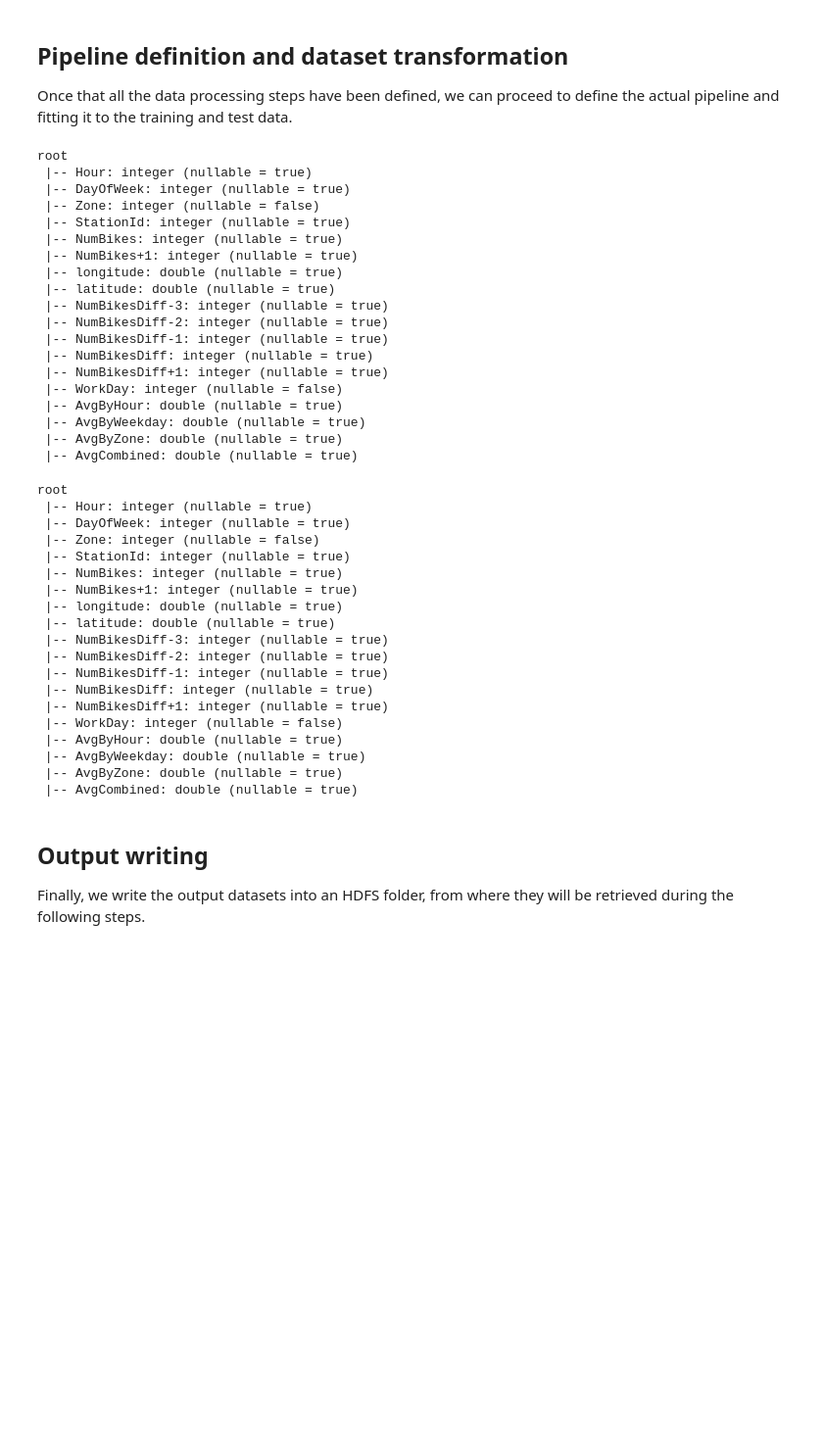
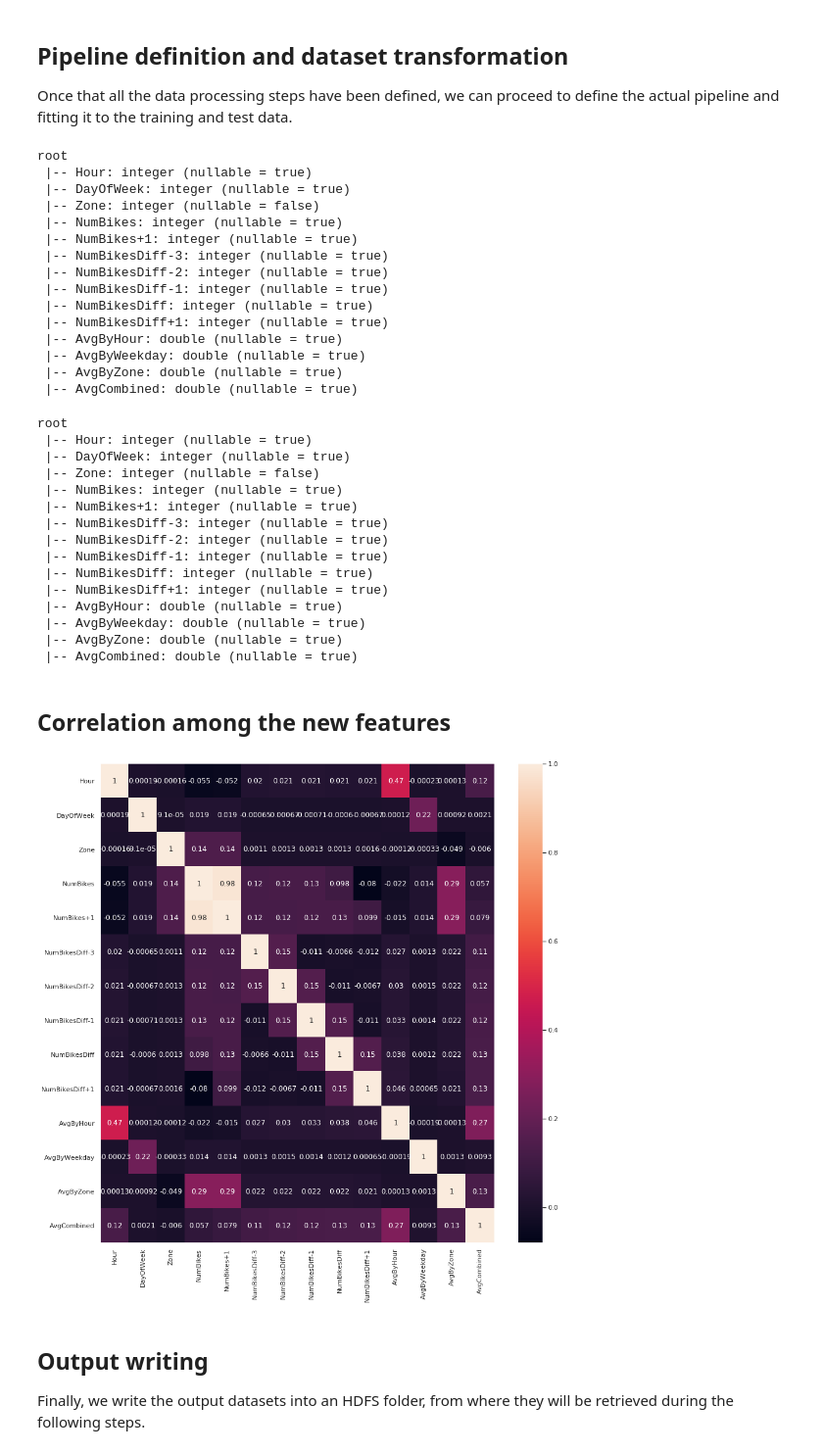
Before and after one commit to mattecora/BikeSharingAvailabilityPredictor, a Jupyter notebook: 03_data_preprocessing.ipynb, the cells around one changed output. Shown at 98% size. Cells and saved outputs as stored; diff of their text form; code cells hidden in the pictures; blank space fills up the shorter version.

```diff
--- a/03_data_preprocessing.ipynb
+++ b/03_data_preprocessing.ipynb
@@ -4,6 +4,11 @@
 In this notebook, we apply common preprocessing techniques to improve the quality of the collected data and extract the relevant features to be exploited by the trained ML algorithms. All of such transformations are implemented as custom `Transformer`s and `Estimator`s that are then applied as a Spark `Pipeline` to both the training and test datasets.
 # %%
 from pyspark.ml import Pipeline, PipelineModel, Transformer, Estimator
-from pyspark.ml.feature import VectorAssembler, StandardScaler
+from pyspark.ml.feature import VectorAssembler
 from pyspark.ml.clustering import KMeans
+from pyspark.ml.stat import Correlation
+
 import pyspark.sql.functions as F
+import matplotlib.pyplot as plt
+import seaborn as sns
+sns.set()
@@ -76,8 +87,7 @@ class TimeFeaturesExtractor(Transformer):
     def _transform(self, inputDF):
         return inputDF \
             .withColumn("Hour", F.hour("Timestamp")) \
-            .withColumn("DayOfWeek", ((F.dayofweek("Timestamp") + 5) % 7).alias("DayOfWeek")) \
-            .withColumn("WorkDay", F.when(F.col("DayOfWeek") <= 5, 1).otherwise(0))
+            .withColumn("DayOfWeek", ((F.dayofweek("Timestamp") + 5) % 7).alias("DayOfWeek"))
 # %% [markdown]
 ## Location features extraction
 
@@ -172,7 +182,7 @@ Finally, we can proceed to normalize the data by removing all the redundant feat
 # %%
 class UnwantedFeaturesRemover(Transformer):
     def _transform(self, inputDF):
-        return inputDF.drop("Timestamp", "NumBikes-4", "NumBikes-3", "NumBikes-2", "NumBikes-1", "id", "name")
+        return inputDF.drop("Timestamp", "NumBikes-4", "NumBikes-3", "NumBikes-2", "NumBikes-1", "id", "name", "latitude", "longitude", "StationId")
 # %% [markdown]
 ## Pipeline definition and dataset transformation
 
@@ -196,17 +206,13 @@ root
  |-- Hour: integer (nullable = true)
  |-- DayOfWeek: integer (nullable = true)
  |-- Zone: integer (nullable = false)
- |-- StationId: integer (nullable = true)
  |-- NumBikes: integer (nullable = true)
  |-- NumBikes+1: integer (nullable = true)
- |-- longitude: double (nullable = true)
- |-- latitude: double (nullable = true)
  |-- NumBikesDiff-3: integer (nullable = true)
  |-- NumBikesDiff-2: integer (nullable = true)
  |-- NumBikesDiff-1: integer (nullable = true)
  |-- NumBikesDiff: integer (nullable = true)
  |-- NumBikesDiff+1: integer (nullable = true)
- |-- WorkDay: integer (nullable = false)
  |-- AvgByHour: double (nullable = true)
  |-- AvgByWeekday: double (nullable = true)
  |-- AvgByZone: double (nullable = true)
@@ -219,21 +225,27 @@ root
  |-- Hour: integer (nullable = true)
  |-- DayOfWeek: integer (nullable = true)
  |-- Zone: integer (nullable = false)
- |-- StationId: integer (nullable = true)
  |-- NumBikes: integer (nullable = true)
  |-- NumBikes+1: integer (nullable = true)
- |-- longitude: double (nullable = true)
- |-- latitude: double (nullable = true)
  |-- NumBikesDiff-3: integer (nullable = true)
  |-- NumBikesDiff-2: integer (nullable = true)
  |-- NumBikesDiff-1: integer (nullable = true)
  |-- NumBikesDiff: integer (nullable = true)
  |-- NumBikesDiff+1: integer (nullable = true)
- |-- WorkDay: integer (nullable = false)
  |-- AvgByHour: double (nullable = true)
  |-- AvgByWeekday: double (nullable = true)
  |-- AvgByZone: double (nullable = true)
  |-- AvgCombined: double (nullable = true)
+# %% [markdown]
+## Correlation among the new features
+# %%
+corrMatrix = Correlation.corr(
+    VectorAssembler(inputCols=transformedTrainData.columns, outputCol="features").transform(transformedTestData), "features").collect()[0]["pearson(features)"].toArray()
+# %%
+fig, ax = plt.subplots(figsize=(15, 15))
+sns.heatmap(corrMatrix, annot=True, xticklabels=transformedTrainData.columns, yticklabels=transformedTrainData.columns, ax=ax);
+# %% [output]
+[figure, added]
 # %% [markdown]
 ## Output writing
 
```
Also changed, not shown: parts of 6 cells of this notebook, 2 other files.
